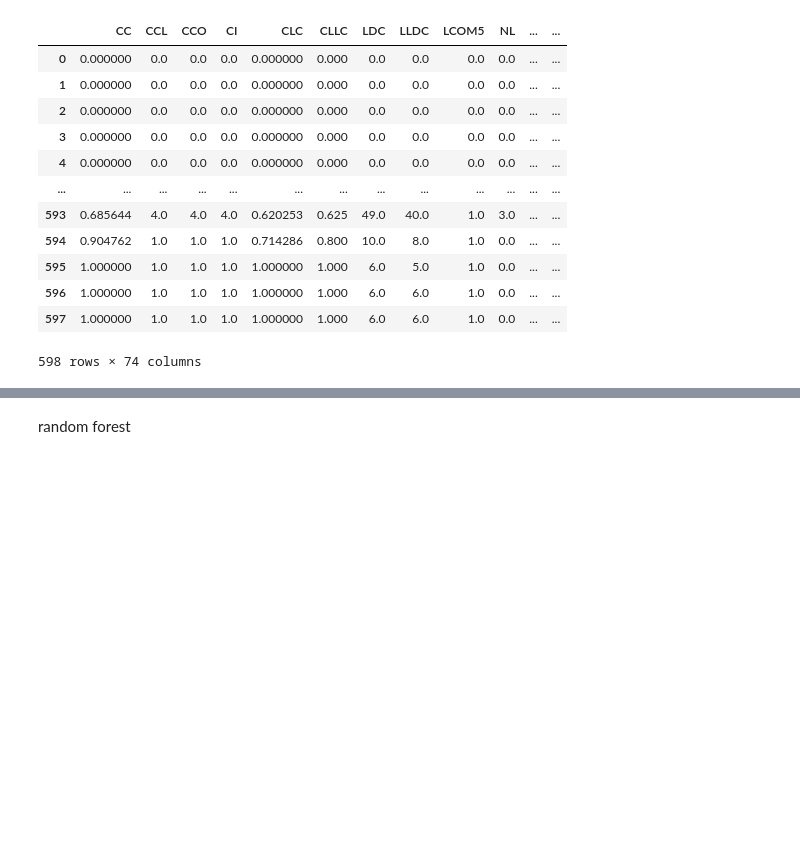
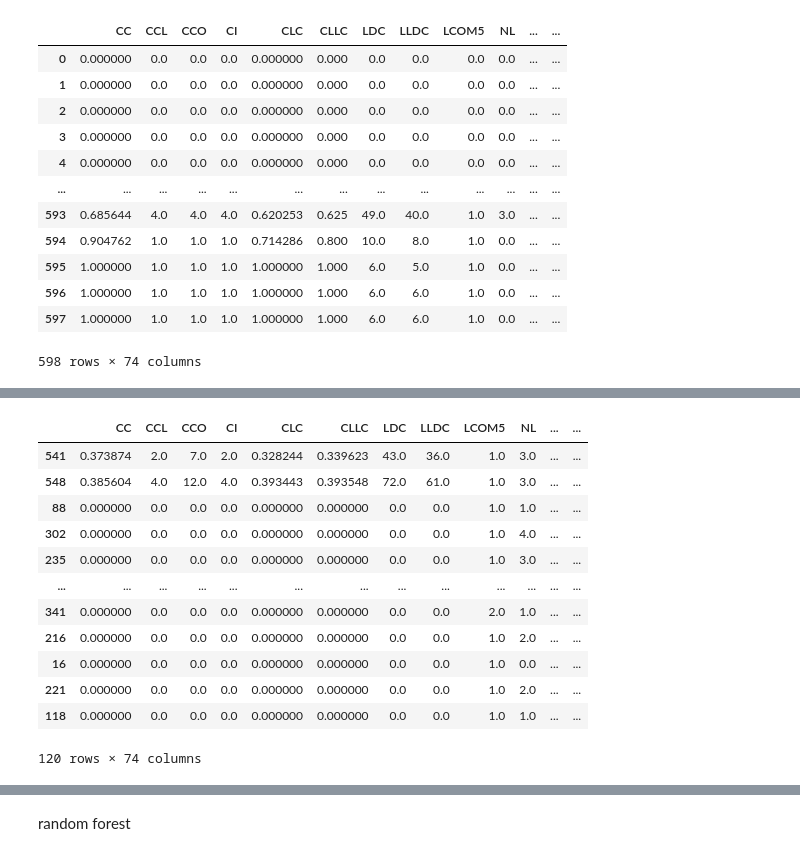
Before and after one commit to vajihe-ameri/predict-software-bugs-in-java-classes, a Jupyter notebook: tables.ipynb, the cells around one changed output, grey strips where cells are left out. Drawn from its saved outputs; the diff is of its cells as text; code cells hidden in the pictures; blank space fills up the shorter version.

```diff
--- a/tables.ipynb
+++ b/tables.ipynb
@@ -281,3 +245,19 @@ df.describe()
+# %%
+test_set
+# %% [output]
+|  | CC | CCL | CCO | CI | CLC | CLLC | LDC | LLDC | LCOM5 | NL | ... | ... |
+| 541 | 0.373874 | 2.0 | 7.0 | 2.0 | 0.328244 | 0.339623 | 43.0 | 36.0 | 1.0 | 3.0 | ... | ... |
+| 548 | 0.385604 | 4.0 | 12.0 | 4.0 | 0.393443 | 0.393548 | 72.0 | 61.0 | 1.0 | 3.0 | ... | ... |
+| 88 | 0.000000 | 0.0 | 0.0 | 0.0 | 0.000000 | 0.000000 | 0.0 | 0.0 | 1.0 | 1.0 | ... | ... |
+| 302 | 0.000000 | 0.0 | 0.0 | 0.0 | 0.000000 | 0.000000 | 0.0 | 0.0 | 1.0 | 4.0 | ... | ... |
+| 235 | 0.000000 | 0.0 | 0.0 | 0.0 | 0.000000 | 0.000000 | 0.0 | 0.0 | 1.0 | 3.0 | ... | ... |
+| ... | ... | ... | ... | ... | ... | ... | ... | ... | ... | ... | ... | ... |
+| 341 | 0.000000 | 0.0 | 0.0 | 0.0 | 0.000000 | 0.000000 | 0.0 | 0.0 | 2.0 | 1.0 | ... | ... |
+| 216 | 0.000000 | 0.0 | 0.0 | 0.0 | 0.000000 | 0.000000 | 0.0 | 0.0 | 1.0 | 2.0 | ... | ... |
+| 16 | 0.000000 | 0.0 | 0.0 | 0.0 | 0.000000 | 0.000000 | 0.0 | 0.0 | 1.0 | 0.0 | ... | ... |
+| 221 | 0.000000 | 0.0 | 0.0 | 0.0 | 0.000000 | 0.000000 | 0.0 | 0.0 | 1.0 | 2.0 | ... | ... |
+| 118 | 0.000000 | 0.0 | 0.0 | 0.0 | 0.000000 | 0.000000 | 0.0 | 0.0 | 1.0 | 1.0 | ... | ... |
+120 rows × 74 columns
 # %%
 test_set.describe()
 # %% [output]
```
Also changed, not shown: parts of 22 cells of this notebook.
